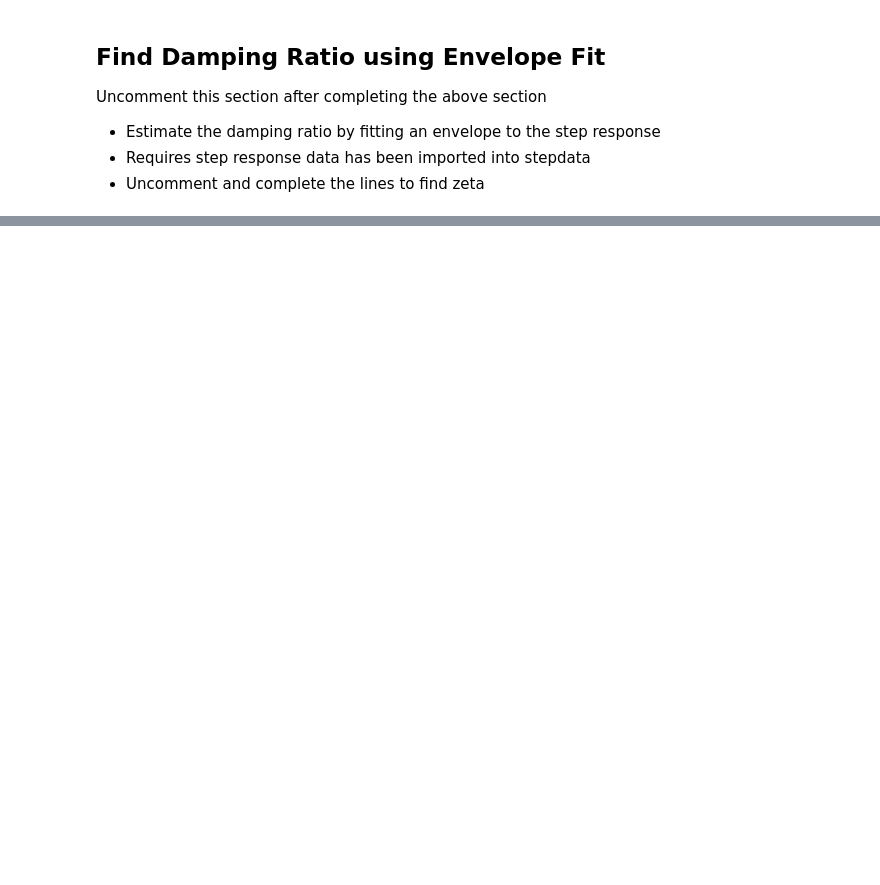
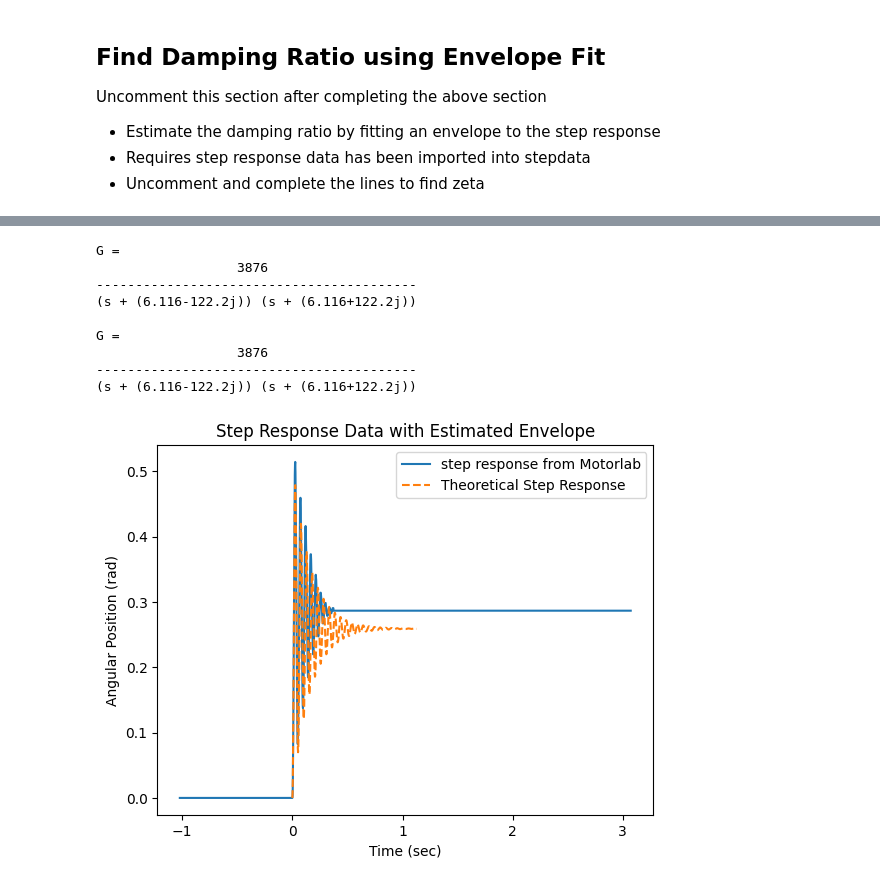
Before and after one commit to mKiloLA/python-based-mne, a Jupyter notebook: control-of-mechanical-systems/Lab_4.ipynb, the cells around one changed output, grey strips where cells are left out. Cells and saved outputs as stored; diff of their text form; code cells hidden in the pictures; blank space fills up the shorter version.

```diff
--- a/control-of-mechanical-systems/Lab_4.ipynb
+++ b/control-of-mechanical-systems/Lab_4.ipynb
@@ -123,0 +120,55 @@ interactive(children=(FloatSlider(value=0.0, description='zeta_estimate', max=1.
+# %%
+# Print coefficients for different forms of the TF
+
+# damping ratio
+zeta_estimate
+
+# natural frequency (rad/s)
+wn
+
+# friction coeffienct (N-m-s/rad)
+b = 2 * zeta_estimate * wn * J
+
+# damped oscillation frequency (rad/s)
+wd = wn * sqrt(1 - zeta_estimate**2)
+
+# period of oscillations (sec)
+Tosc = 2 * pi / wd
+
+# motor inertia (N-m-s^2/rad)
+J
+
+# spring constant (N-m/rad)
+ks
+
+# Print both forms of the TF
+G = tf(kt / J, [1, 2 * zeta_estimate * wn, wn**2], display_format='zpk')
+Gcheck = tf(kt, [J, b, ks], display_format='zpk')
+print("G = {}".format(G))
+print("G = {}".format(Gcheck))
+
+# size of step input
+I = 1
+
+# get the theoretical step response
+[theoryTh, theoryTime] = step(I * G)
+
+# DO THE PLOT COMPARING THE ACTUAL STEP RESPONSE TO THE MODEL
+plt.figure(3)
+plt.plot(dataTime, dataTh, theoryTime, theoryTh, '--')
+plt.ylabel('Angular Position (rad)')
+plt.xlabel('Time (sec)')
+plt.title('Step Response Data with Estimated Envelope')
+plt.legend(['step response from Motorlab','Theoretical Step Response'])
+plt.show()
+# %% [output]
+G =
+                  3876
+-----------------------------------------
+(s + (6.116-122.2j)) (s + (6.116+122.2j))
+
+G =
+                  3876
+-----------------------------------------
+(s + (6.116-122.2j)) (s + (6.116+122.2j))
+[figure, added]
```
Also changed, not shown: parts of 4 cells of this notebook, 2 other files.
